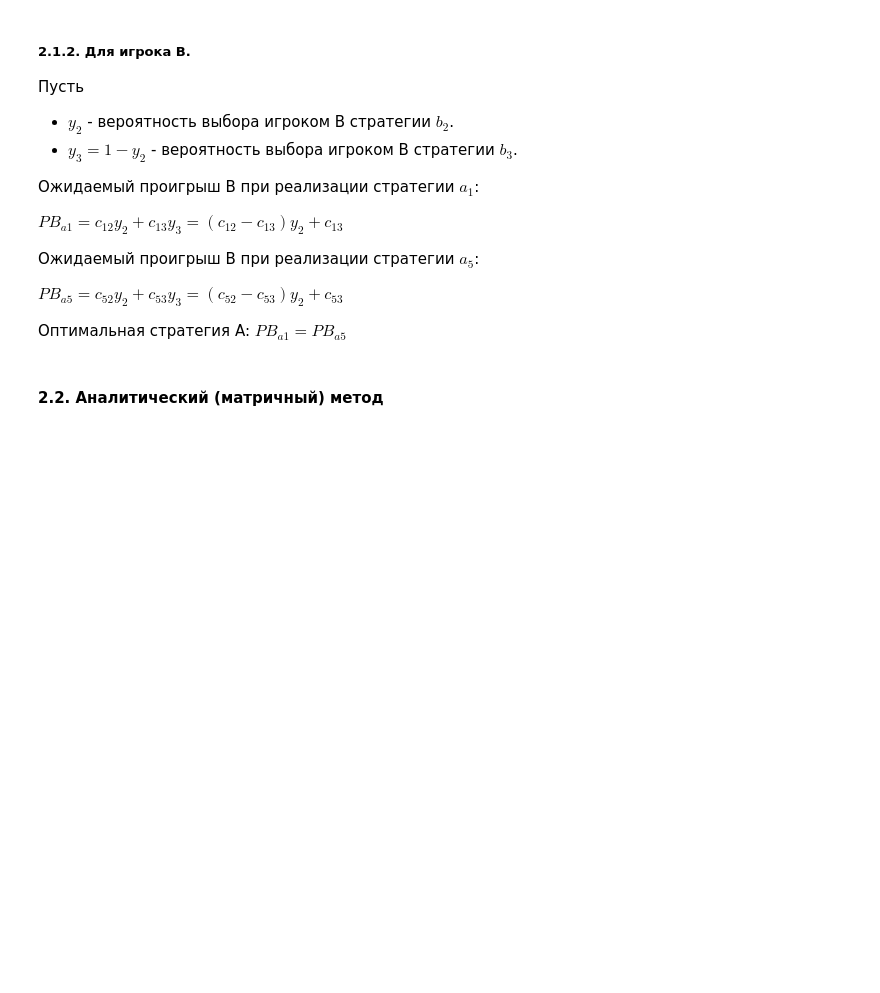
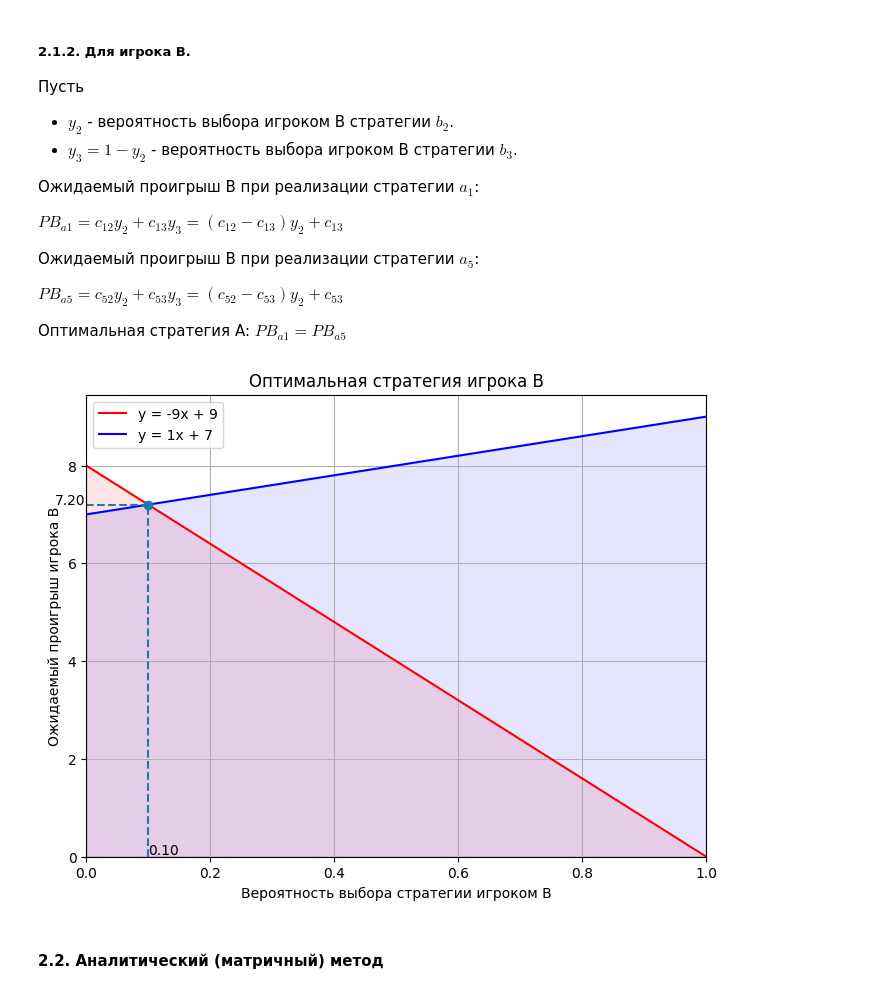
Before and after one commit to aaaaaaaalesha/10-game_theory, a Jupyter notebook: game_theory/introduction_rgz_01/rgz.ipynb, the cells around one changed output. Saved outputs shown, nothing was run; the diff lists cells and outputs as text; code cells hidden in the pictures; blank space fills up the shorter version.

```diff
--- a/game_theory/introduction_rgz_01/rgz.ipynb
+++ b/game_theory/introduction_rgz_01/rgz.ipynb
@@ -186,3 +237,49 @@ $PB_{a1} = c_{12}y_2 + c_{13}y_3 = (c_{12} - c_{13})y_2 + c_{13}$
 $PB_{a5} = c_{52}y_2 + c_{53}y_3 = (c_{52} - c_{53})y_2 + c_{53}$
 
 Оптимальная стратегия A: $PB_{a1} = PB_{a5}$
+# %%
+(a, b), (c, d) = reduced_game.matrix.tolist()
+PB_a_first = lambda x: (a - b) * x + b
+PB_a_second = lambda x: (c - d) * x + d
+
+# Находим точку пересечения решая систему Ax = b.
+PB_A = np.array([
+    [-(a - b), 1],
+    [-(c - d), 1],
+])
+PB_b = np.array([b, d])
+(x_intersect, y_intersect) = np.linalg.solve(PB_A, PB_b)
+# %%
+# Отрисовка графиков пересечения.
+X = np.linspace(0, 1, 50)
+PB_a_first_y = PB_a_first(X)
+PB_a_second_y = PB_a_second(X)
+
+plt.figure(figsize=(8, 6))
+plt.title("Оптимальная стратегия игрока B")
+plt.plot(X, PB_a_first_y, label=f"y = {a - c}x + {c}", color="red")
+plt.plot(X, PB_a_second_y, label=f"y = {b - d}x + {d}", color="blue")
+
+# Точка пересечения.
+plt.plot(x_intersect, y_intersect, "o")
+# Проекции точки пересечения на оси.
+plt.vlines(x_intersect, min(PB_a_first_y), y_intersect, linestyles='dashed')
+plt.hlines(y_intersect, min(X), x_intersect, linestyles='dashed')
+# Ограничение [0, 1] - вероятность.
+plt.xlim(0, 1)
+# Ограничение на нормализованные элементы матрицы.
+plt.ylim(0, None)
+# Подписи осей.
+plt.xlabel("Вероятность выбора стратегии игроком B")
+plt.ylabel("Ожидаемый проигрыш игрока B")
+# Сегменты под графиками.
+plt.fill_between(X, PB_a_first_y, color='red', alpha=0.1)
+plt.fill_between(X, PB_a_second_y, color='blue', alpha=0.1)
+# Отображение значений координат точки пересечения на осях.
+plt.text(x_intersect, 0.05, f'{x_intersect:.2f}')
+plt.text(-0.05, y_intersect, f'{y_intersect:.2f}')
+
+plt.legend()
+plt.grid(True)
+# %% [output]
+[figure, added]
```
Also changed, not shown: parts of 12 cells of this notebook, 1 other file.
